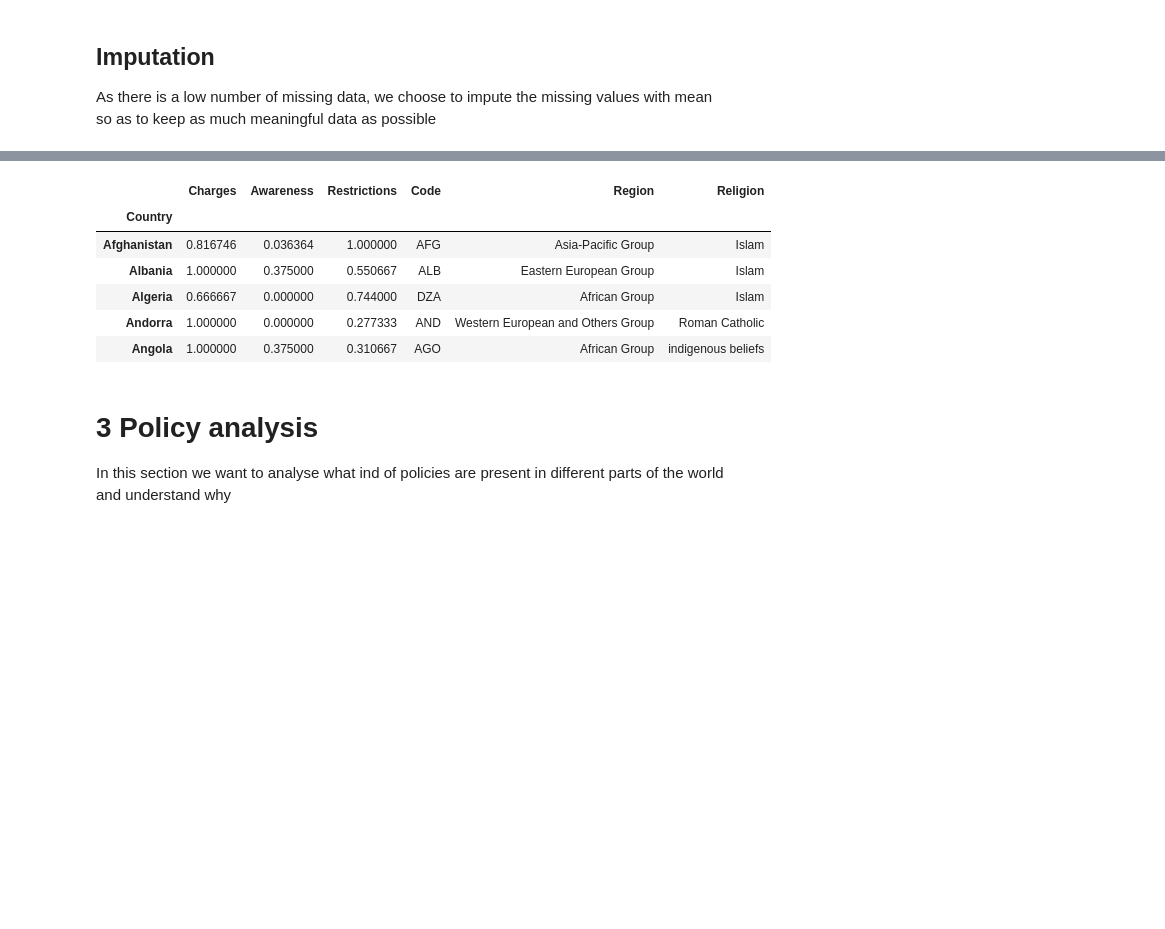
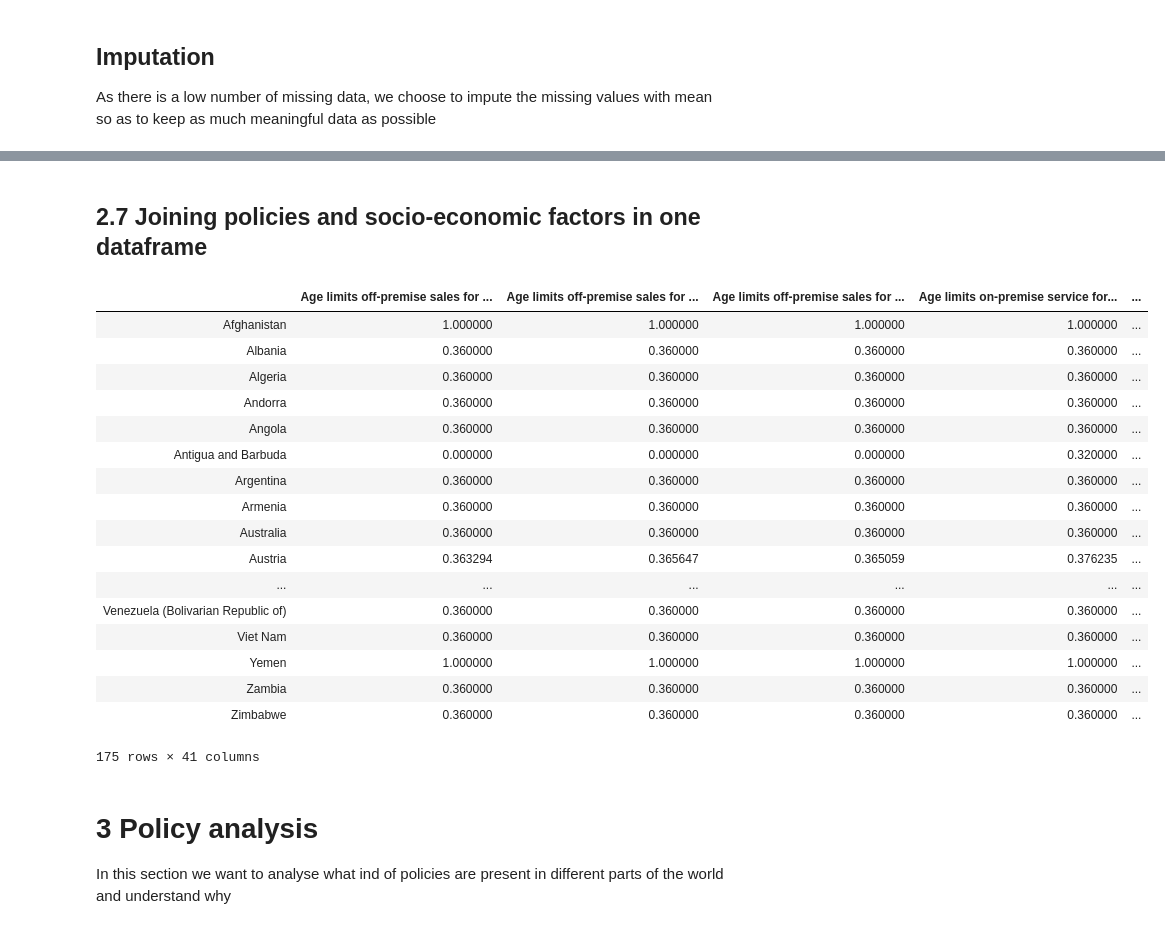
Before and after one commit to TomasTurner/Notorious_ADA_Projet_2019, a Jupyter notebook: src/Final_notebook.ipynb, the cells around one changed output, grey strips where cells are left out. Cells and saved outputs as stored; diff of their text form; code cells hidden in the pictures; blank space fills up the shorter version.

```diff
--- a/src/Final_notebook.ipynb
+++ b/src/Final_notebook.ipynb
@@ -264,0 +289,14 @@ Successfully Converted: 173
+# %%
+# creates one DataFrame with all policies
+co = pd.read_csv(projectdata_PATH + "Country_list.csv").drop(labels='Number', axis=1)
+df_hdr = df_hdi.set_index(['Country','Year']).join([df_unempl.set_index(['Country','Year']),
+                                                  df_median.set_index(['Country','Year']),
+                                                  df_gdp.set_index(['Country','Year']),
+                                                  df_edu.set_index(['Country','Year'])],
+                                                  how='outer')
+df_hdr = df_hdr.reset_index('Year')
+df_hdr = df_hdr.join(co.set_index(['Country']))
+df_hdr = df_hdr.drop(labels='Year', axis='columns')
+df_hdr = df_hdr.rename({'iso3':'Code'}, axis=1)
+df_hdr = df_hdr[:-1]
+df_hdr.head(10)
@@ -265 +316,21 @@ Successfully Converted: 173
+# %%
+#standardizing names as used for policies
+as_list = df_hdr.index.tolist()
+idx = as_list.index('Korea (Democratic People\'s Rep. of)')
+as_list[idx] = 'Democratic People\'s Republic of Korea'
+idx = as_list.index('Korea (Republic of)')
+as_list[idx] = 'Republic of Korea'
+idx = as_list.index('Moldova (Republic of)')
+as_list[idx] = 'Republic of Moldova'
+idx = as_list.index('The former Yugoslav Republic of Macedonia')
+as_list[idx] = 'Republic of North Macedonia'
+idx = as_list.index('United Kingdom')
+as_list[idx] = 'United Kingdom of Great Britain and Northern Ireland'
+idx = as_list.index('United States')
+as_list[idx] = 'United States of America'
+idx = as_list.index('Congo (Democratic Republic of the)')
+as_list[idx] = 'Democratic Republic of the Congo'
+idx = as_list.index('Eswatini (Kingdom of)')
+as_list[idx] = 'Eswatini'
+df_hdr.index = as_list
 # %% [markdown]
@@ -363,19 +410,29 @@ charge.extend(licence)
-# %%
-hierarchy['Charges'] = df_policy[charge].mean(axis=1)
-hierarchy['Awareness'] = df_policy[awareness].mean(axis=1)
-hierarchy['Restrictions'] = df_policy[restriction].mean(axis=1)
-hierarchy['Code'] = df_policy['Code']
-hierarchy['Region'] = df_policy['Region']
-hierarchy['Religion']= df_policy['Religion']
-hierarchy.head()
-# %% [output]
-|  | Charges | Awareness | Restrictions | Code | Region | Religion |
-| Country |  |  |  |  |  |  |
-| Afghanistan | 0.816746 | 0.036364 | 1.000000 | AFG | Asia-Pacific Group | Islam |
-| Albania | 1.000000 | 0.375000 | 0.550667 | ALB | Eastern European Group | Islam |
-| Algeria | 0.666667 | 0.000000 | 0.744000 | DZA | African Group | Islam |
-| Andorra | 1.000000 | 0.000000 | 0.277333 | AND | Western European and Others Group | Roman Catholic |
-| Angola | 1.000000 | 0.375000 | 0.310667 | AGO | African Group | indigenous beliefs |
+# %% [markdown]
+## 2.7 Joining policies and socio-economic factors in one dataframe
+# %%
+df_all = df_policy.join(df_hdr, how= 'left')
+df_all = df_all.dropna(axis=0, subset=['HDI_2016'])
+pd.set_option('display.max_rows', df_all.shape[0]+1)
+df_all
+# %% [output]
+|  | Age limits off-premise sales for ... | Age limits off-premise sales for ... | Age limits off-premise sales for ... | Age limits on-premise service for... | ... |
+| Afghanistan | 1.000000 | 1.000000 | 1.000000 | 1.000000 | ... |
+| Albania | 0.360000 | 0.360000 | 0.360000 | 0.360000 | ... |
+| Algeria | 0.360000 | 0.360000 | 0.360000 | 0.360000 | ... |
+| Andorra | 0.360000 | 0.360000 | 0.360000 | 0.360000 | ... |
+| Angola | 0.360000 | 0.360000 | 0.360000 | 0.360000 | ... |
+| Antigua and Barbuda | 0.000000 | 0.000000 | 0.000000 | 0.320000 | ... |
+| Argentina | 0.360000 | 0.360000 | 0.360000 | 0.360000 | ... |
+| Armenia | 0.360000 | 0.360000 | 0.360000 | 0.360000 | ... |
+| Australia | 0.360000 | 0.360000 | 0.360000 | 0.360000 | ... |
+| Austria | 0.363294 | 0.365647 | 0.365059 | 0.376235 | ... |
+| ... | ... | ... | ... | ... | ... |
+| Venezuela (Bolivarian Republic of) | 0.360000 | 0.360000 | 0.360000 | 0.360000 | ... |
+| Viet Nam | 0.360000 | 0.360000 | 0.360000 | 0.360000 | ... |
+| Yemen | 1.000000 | 1.000000 | 1.000000 | 1.000000 | ... |
+| Zambia | 0.360000 | 0.360000 | 0.360000 | 0.360000 | ... |
+| Zimbabwe | 0.360000 | 0.360000 | 0.360000 | 0.360000 | ... |
+175 rows × 41 columns
 # %% [markdown]
 # 3 Policy analysis
 
```
Also changed, not shown: parts of 27 cells of this notebook, 16 other files.
